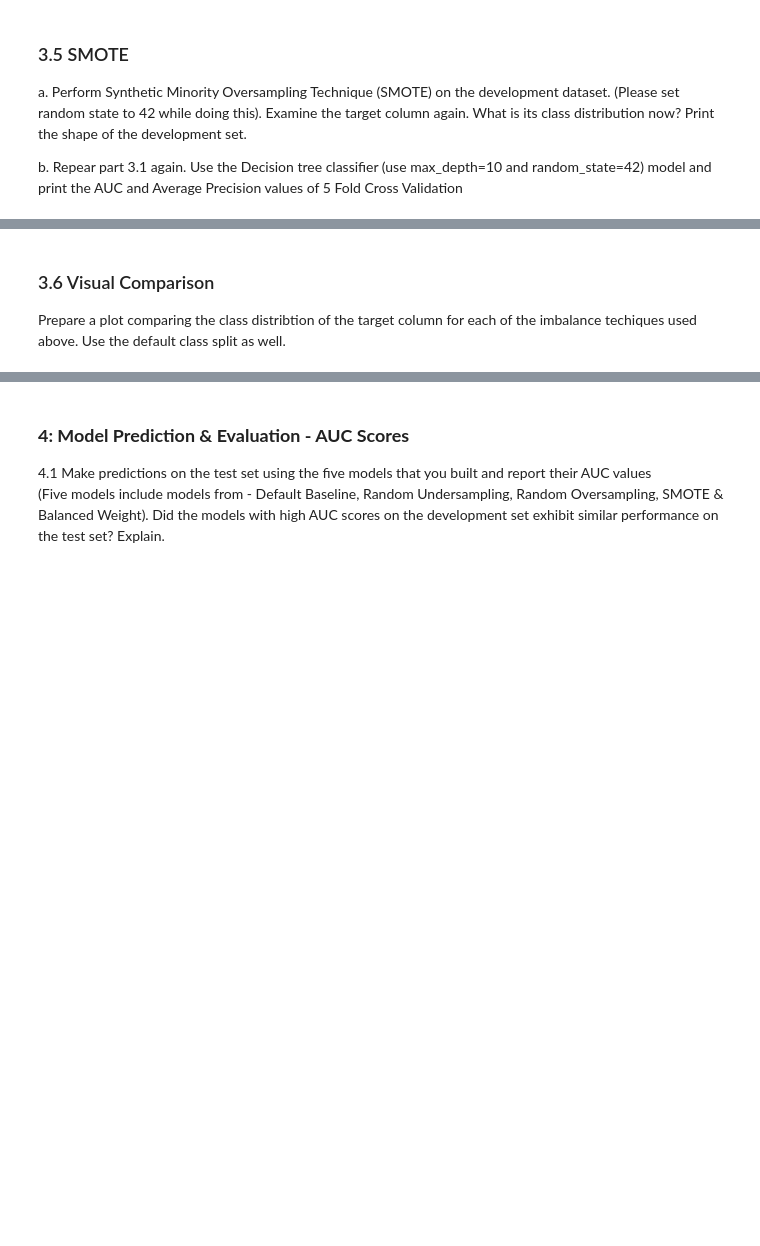
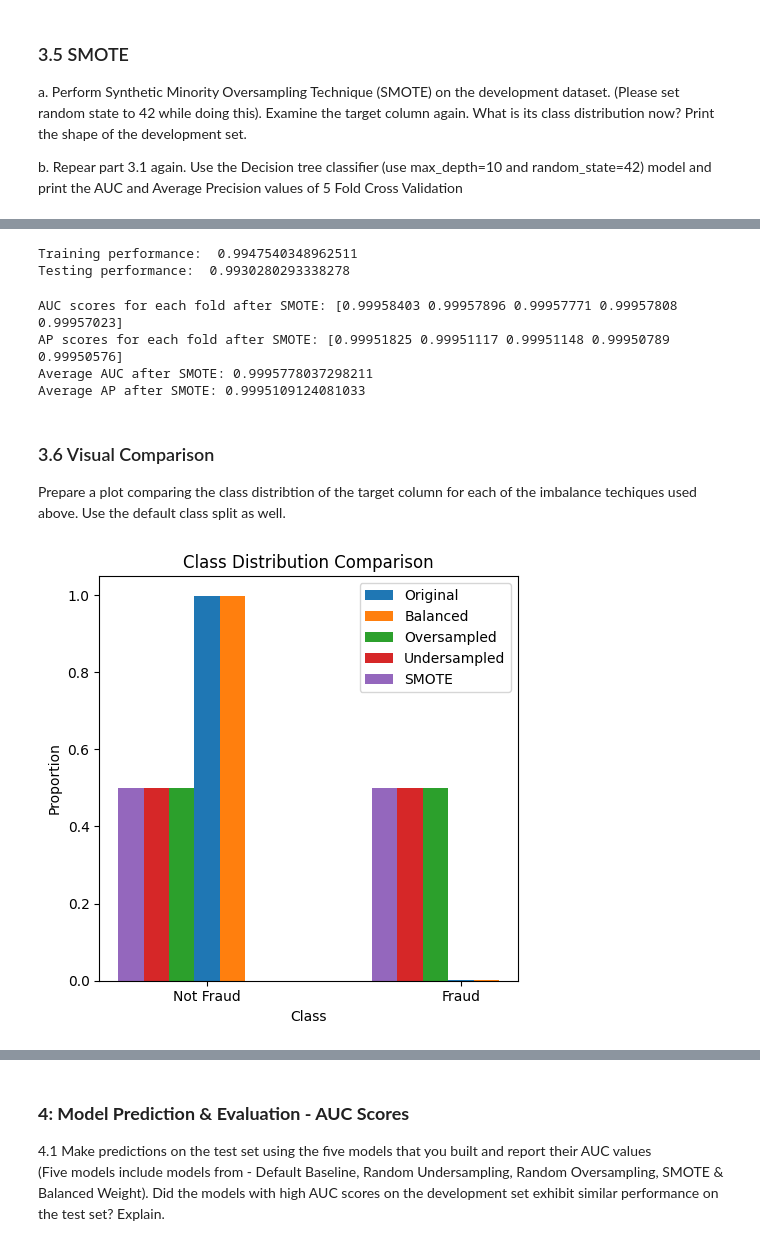
Before and after one commit to Apurva3509/Applied-Machine-Learning, a Jupyter notebook: 3/AML_HW3_Solutions_amp2365.ipynb, the cells around one changed output, grey strips where cells are left out. Cells and saved outputs as stored; diff of their text form; code cells hidden in the pictures; blank space fills up the shorter version.

```diff
--- a/3/AML_HW3_Solutions_amp2365.ipynb
+++ b/3/AML_HW3_Solutions_amp2365.ipynb
@@ -154,3 +412,8 @@ Examine the target column again. What is its class distribution now? Print the s
 b. Repear part 3.1 again. Use the Decision tree classifier (use max_depth=10 and random_state=42) model and print the AUC and Average Precision values of 5 Fold Cross Validation
 # %%
 #Your Code Here
+rus = RandomUnderSampler(random_state=42)
+X_dev_us, y_dev_us = rus.fit_resample(X_dev, y_dev)
+
+print('Dev set shape before Undersampling', X_dev.shape, y_dev.shape)
+print('Dev set shape after Undersampling', X_dev_us.shape, y_dev_us.shape)
@@ -157,2 +439,7 @@ b. Repear part 3.1 again. Use the Decision tree classifier (use max_depth=10 and
 # %%
 #Your Code Here
+model_us = DecisionTreeClassifier(max_depth=10, criterion='entropy', random_state=42)
+model_us.fit(X_dev_us, y_dev_us)
+
+print('Training performance: ', model_us.score(X_dev_us, y_dev_us))
+print('Testing performance: ', model_us.score(X_test, y_test))
@@ -164,3 +471,8 @@ a. Perform Synthetic Minority Oversampling Technique (SMOTE) on the development
 b. Repear part 3.1 again. Use the Decision tree classifier (use max_depth=10 and random_state=42) model and print the AUC and Average Precision values of 5 Fold Cross Validation
 # %%
 #Your Code Here
+smote = SMOTE(random_state=42)
+X_dev_smote, y_dev_smote = smote.fit_resample(X_dev, y_dev)
+
+print('Dev set shape before SMOTE', X_dev.shape, y_dev.shape)
+print('Dev set shape after SMOTE', X_dev_smote.shape, y_dev_smote.shape)
@@ -167,2 +498,10 @@ b. Repear part 3.1 again. Use the Decision tree classifier (use max_depth=10 and
 # %%
 #Your Code Here
+model_smote = DecisionTreeClassifier(max_depth=10, criterion='entropy', random_state=42)
+model_smote.fit(X_dev_smote, y_dev_smote)
+
+print('Training performance: ', model_smote.score(X_dev_smote, y_dev_smote))
+print('Testing performance: ', model_smote.score(X_test, y_test))
+# %% [output]
+Training performance:  0.9947540348962511
+Testing performance:  0.9930280293338278
@@ -169,6 +514,44 @@ b. Repear part 3.1 again. Use the Decision tree classifier (use max_depth=10 and
+# %%
+print("AUC scores for each fold after SMOTE:", auc_scores_smote)
+print("AP scores for each fold after SMOTE:", ap_scores_smote)
+
+print("Average AUC after SMOTE:", np.mean(auc_scores_smote))
+print("Average AP after SMOTE:", np.mean(ap_scores_smote))
+# %% [output]
+AUC scores for each fold after SMOTE: [0.99958403 0.99957896 0.99957771 0.99957808 0.99957023]
+AP scores for each fold after SMOTE: [0.99951825 0.99951117 0.99951148 0.99950789 0.99950576]
+Average AUC after SMOTE: 0.9995778037298211
+Average AP after SMOTE: 0.9995109124081033
 # %% [markdown]
 ### 3.6 Visual Comparison
 
 Prepare a plot comparing the class distribtion of the target column for each of the imbalance techiques used above. Use the default class split as well.
 # %%
 #Your Code Here
+
+class_distribution_original = y.value_counts(normalize=True)
+class_distribution_balanced = y_dev.value_counts(normalize=True)
+class_distribution_os = y_dev_os.value_counts(normalize=True)
+class_distribution_us = y_dev_us.value_counts(normalize=True)
+class_distribution_smote = y_dev_smote.value_counts(normalize=True)
+
+bar_width = 0.1
+index = np.arange(2)
+
+plt.figure(figsize=(5, 5))
+plt.bar(index, class_distribution_original.values, bar_width, alpha=1, label='Original')
+plt.bar(index + bar_width, class_distribution_balanced.values, bar_width, alpha=1, label='Balanced')
+plt.bar(index - bar_width, class_distribution_os.values, bar_width, alpha=1, label='Oversampled')
+plt.bar(index - 2*bar_width, class_distribution_us.values, bar_width, alpha=1, label='Undersampled')
+plt.bar(index - 3*bar_width, class_distribution_smote.values, bar_width, alpha=1, label='SMOTE')
+
+plt.xlabel('Class')
+plt.ylabel('Proportion')
+plt.title('Class Distribution Comparison')
+plt.xticks(index, ['Not Fraud', 'Fraud'])
+plt.legend()
+
+plt.tight_layout()
+plt.show()
+# %% [output]
+[figure, added]
```
Also changed, not shown: parts of 81 cells of this notebook, 2 other files.
